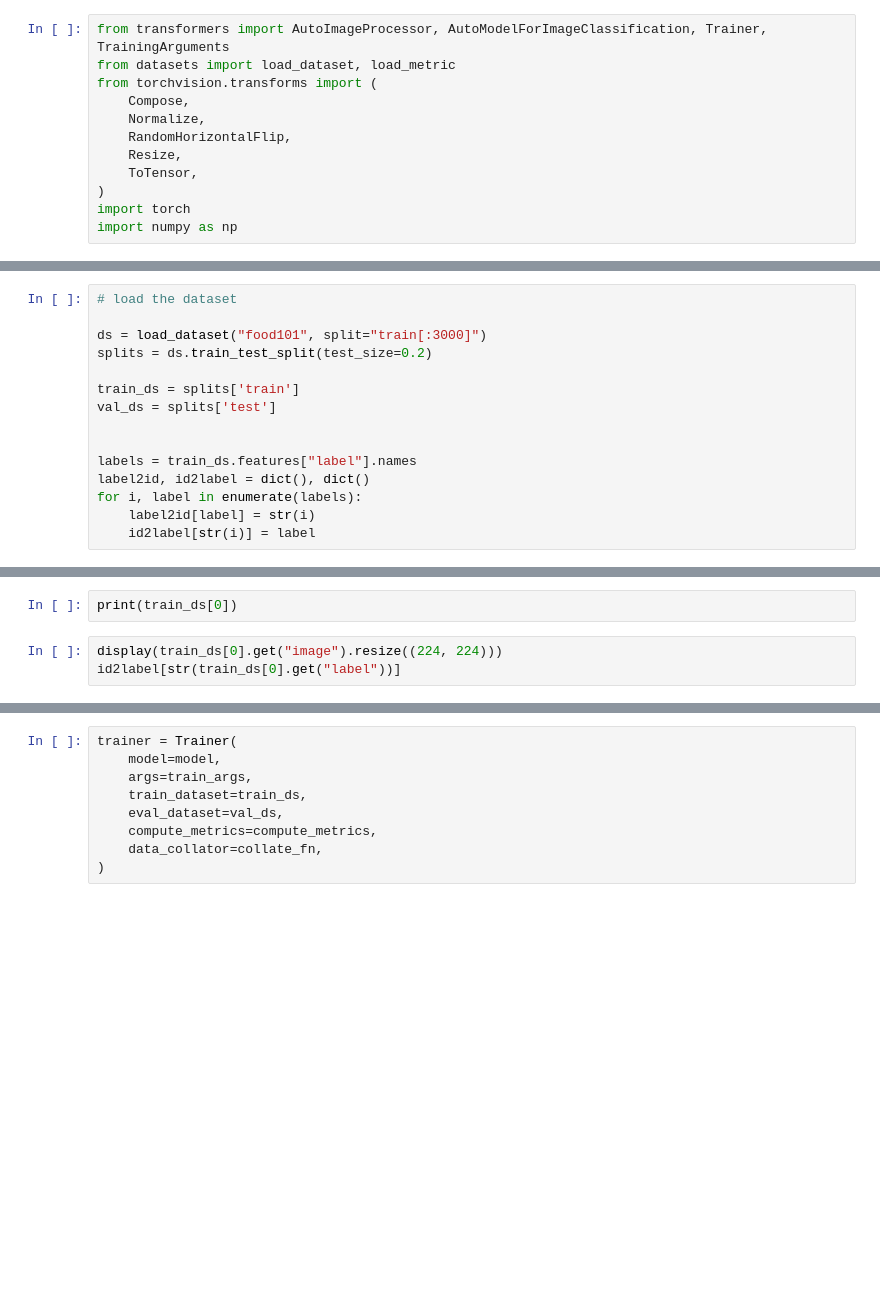
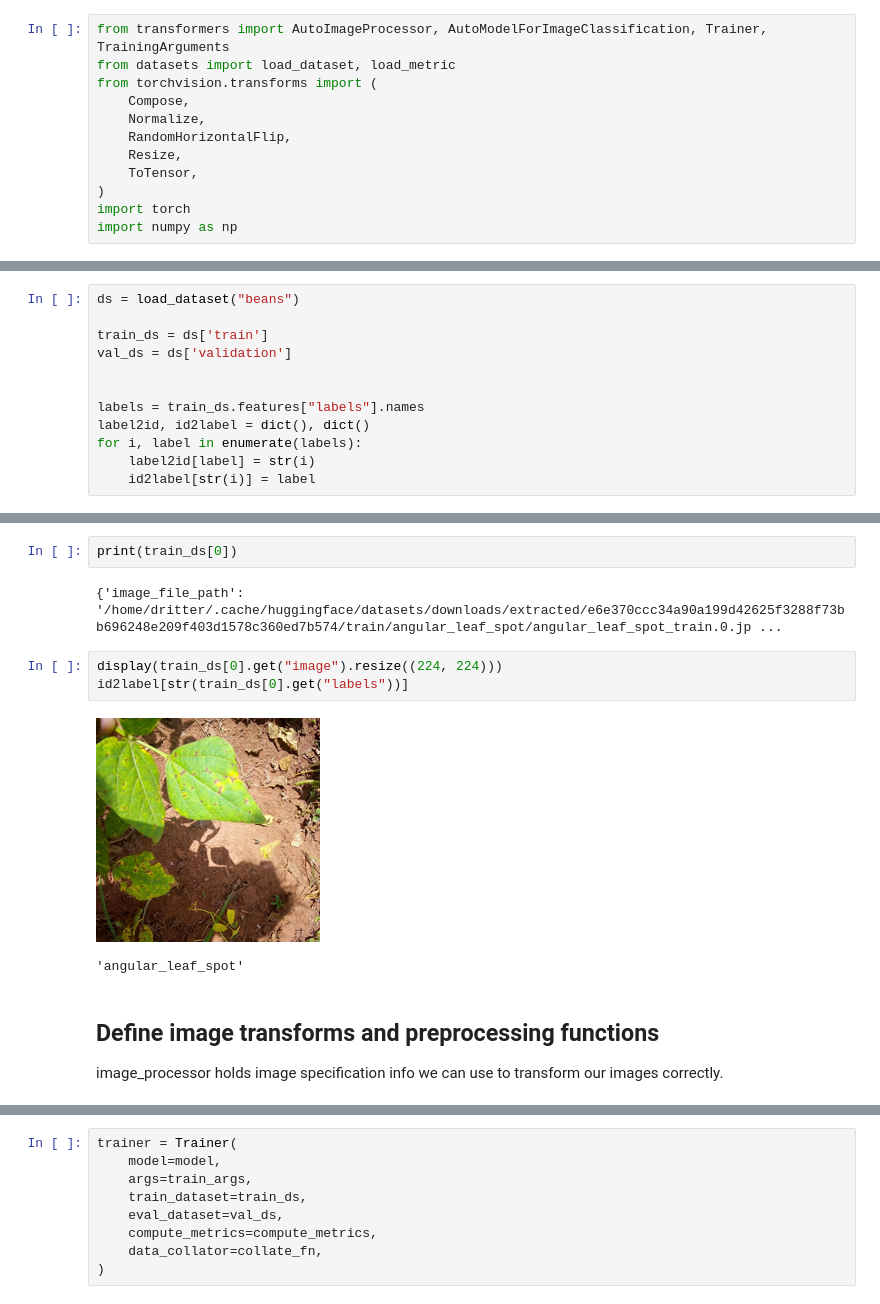
Before and after one commit to dennisritter/notebook-basic-transfer-learning, a Jupyter notebook: main.ipynb, the cells around one changed output, grey strips where cells are left out. Drawn from its saved outputs; the diff is of its cells as text; blank space fills up the shorter version.

```diff
--- a/main.ipynb
+++ b/main.ipynb
@@ -38,14 +49,11 @@ out_dir = "./out"
 # %%
-# load the dataset
+ds = load_dataset("beans")
 
-ds = load_dataset("food101", split="train[:3000]")
-splits = ds.train_test_split(test_size=0.2)
-
-train_ds = splits['train']
-val_ds = splits['test']
+train_ds = ds['train']
+val_ds = ds['validation']
 
 
-labels = train_ds.features["label"].names
+labels = train_ds.features["labels"].names
 label2id, id2label = dict(), dict()
 for i, label in enumerate(labels):
     label2id[label] = str(i)
@@ -56,6 +73,15 @@ print(val_ds)
 # %%
 print(train_ds[0])
+# %% [output]
+{'image_file_path': '/home/dritter/.cache/huggingface/datasets/downloads/extracted/e6e370ccc34a90a199d42625f3288f73bb696248e209f403d1578c360ed7b574/train/angular_leaf_spot/angular_leaf_spot_train.0.jp ...
 # %%
 display(train_ds[0].get("image").resize((224, 224)))
-id2label[str(train_ds[0].get("label"))]
+id2label[str(train_ds[0].get("labels"))]
+# %% [output]
+[figure, added]
+'angular_leaf_spot'
+# %% [markdown]
+## Define image transforms and preprocessing functions
+
+image_processor holds image specification info we can use to transform our images correctly.
 # %%
```
Also changed, not shown: parts of 17 cells of this notebook.
